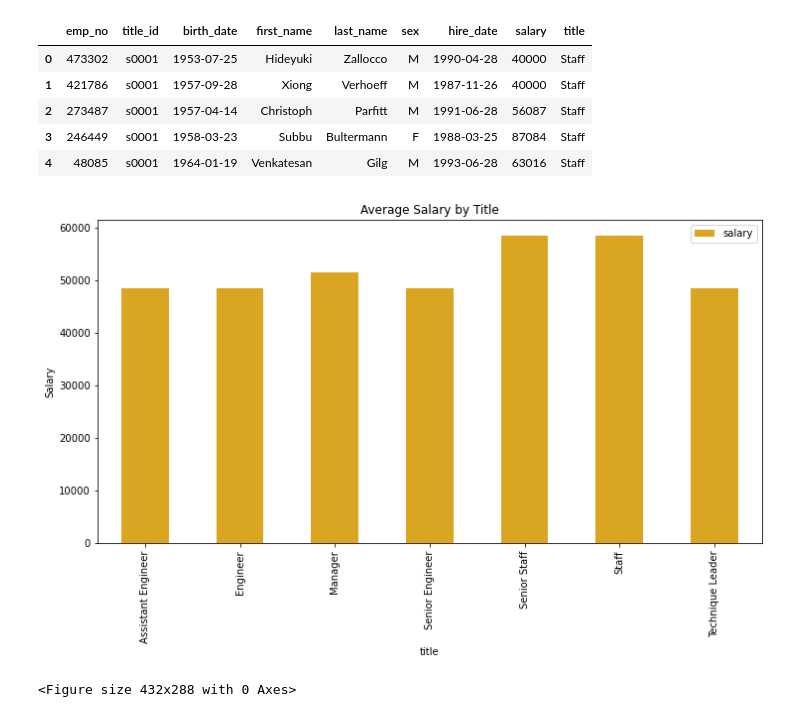
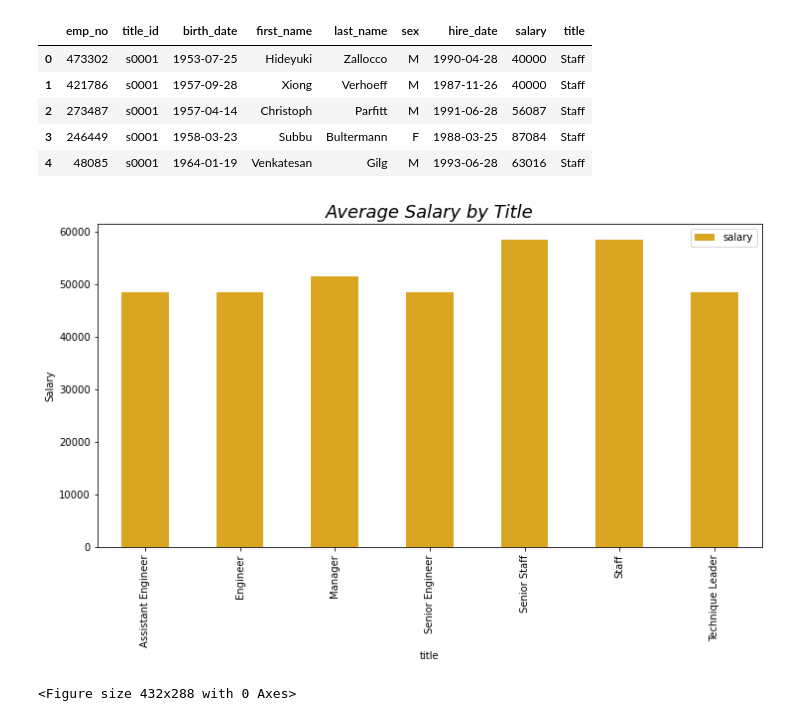
Before and after one commit to parastoorazavi/sql-challenge, a Jupyter notebook: EmployeeSQL/EmployeeSQL.ipynb, the cells around one changed output. Drawn from its saved outputs; the diff is of its cells as text; code cells hidden in the pictures.

```diff
--- a/EmployeeSQL/EmployeeSQL.ipynb
+++ b/EmployeeSQL/EmployeeSQL.ipynb
@@ -92,12 +92,13 @@ df_new.head()
 # %%
 # Create a bar chart of average salary by title.
 group_title = pd.DataFrame(df_new.groupby("title")["salary"].mean())
-group_title.plot(kind="bar",color= "goldenrod",figsize=(12,6), )
-plt.title("Average Salary by Title")
-plt.ylabel("Salary")
+group_title.plot(kind="bar",color= "goldenrod",figsize=(12,6))
+plt.title("Average Salary by Title",fontstyle='italic',fontsize='18')
+plt.ylabel("Salary",fontsize='10')
+plt.xlabel("title",fontsize='10')
 plt.savefig("barchart.png")
 plt.show()
 plt.tight_layout()
 # %% [output]
-[figure, old version]
+[figure, new version]
 <Figure size 432x288 with 0 Axes>
```
Also changed, not shown: parts of 2 cells of this notebook, 4 other files.
